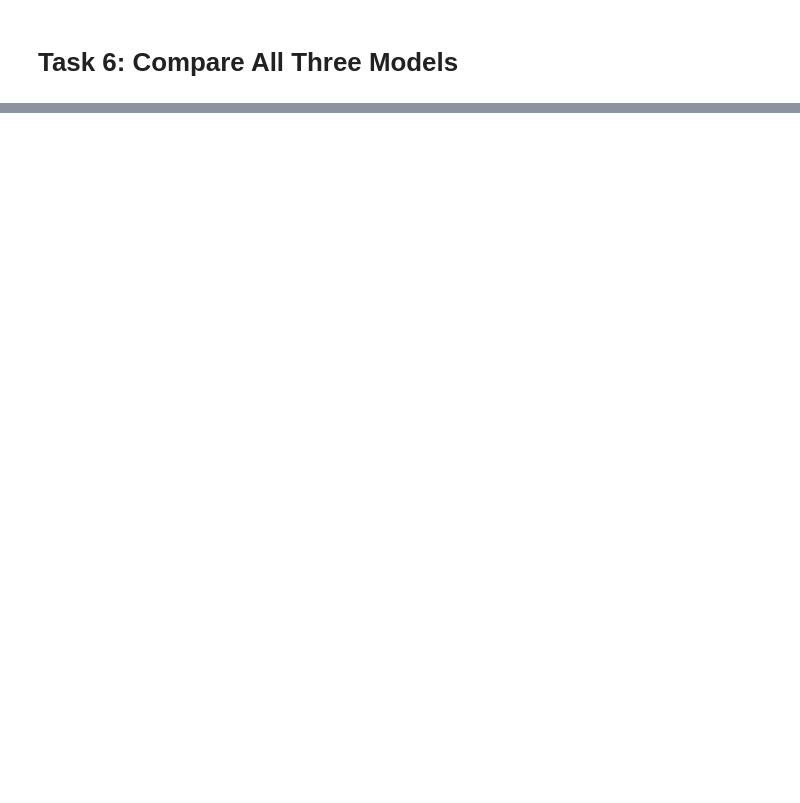
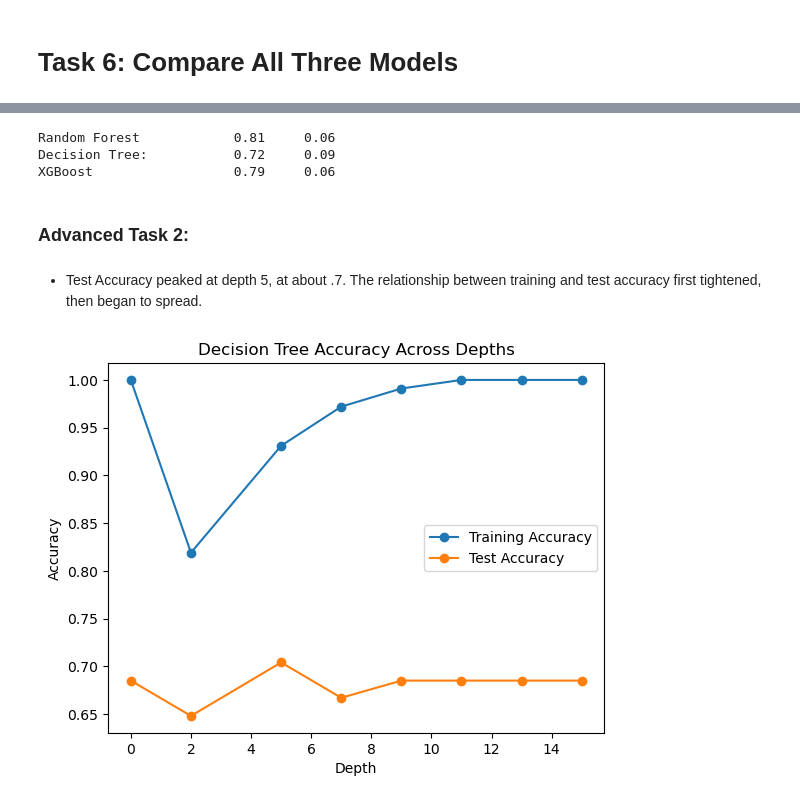
Before and after one commit to AndrewGriffith328/committee_of_trees, a Jupyter notebook: assg.ipynb, the cells around one changed output, grey strips where cells are left out. Cells and saved outputs as stored; diff of their text form; code cells hidden in the pictures; blank space fills up the shorter version.

```diff
--- a/assg.ipynb
+++ b/assg.ipynb
@@ -117,0 +159,51 @@ Decision Tree test accuracy:   0.685
+# %%
+models = {"Random Forest": rf, "Decision Tree:": dt, "XGBoost": xgb}
+
+for name, model in models.items():
+    scores = cross_val_score(model, X, y, cv=5,
+                             scoring="accuracy")
+    print(f"{name:<20} {scores.mean():>8.2f}  {scores.std():>7.2f}")
+# %% [output]
+Random Forest            0.81     0.06
+Decision Tree:           0.72     0.09
+XGBoost                  0.79     0.06
+# %% [markdown]
+### Advanced Task 2:
+# %% [markdown]
+- Test Accuracy peaked at depth 5, at about .7. The relationship between training and test accuracy first tightened, then began to spread.
+# %%
+test_depths = [0, 2, 5, 7, 9, 11, 13, 15]
+training_accuracies = []
+test_accuracies = []
+for x in test_depths:
+    if x == 0:
+        value = None
+    else:
+        value = x
+    dt = DecisionTreeClassifier(max_depth=value, random_state=42)
+
+    dt.fit(X_train, y_train)
+
+    dt_train_acc = accuracy_score(y_train, dt.predict(X_train))
+    dt_test_acc = accuracy_score(y_test, dt.predict(X_test))
+    training_accuracies.append(round(dt_train_acc, 3))
+    test_accuracies.append(round(dt_test_acc, 3))
+    #if x == None:
+       # plt.plot(0, dt_train_acc, 'o', label=f'Depth {x} Training Accuracy')
+        #plt.plot(0, dt_test_acc, 'o', label=f'Depth {x} Test Accuracy.')
+   # else:
+       # plt.plot(x, dt_train_acc, 'o', label=f'Depth {x} Training Accuracy')
+       # plt.plot(x, dt_test_acc, 'o', label=f'Depth {x} Test Accuracy.')
+    #print("Decision Tree train accuracy: ", round(dt_train_acc,3))
+    #print("Decision Tree test accuracy:  ", round(dt_test_acc, 3))
+
+plt.plot(test_depths, training_accuracies, marker='o', label='Training Accuracy')
+plt.plot(test_depths, test_accuracies, marker='o', label='Test Accuracy')
+
+plt.title('Decision Tree Accuracy Across Depths')
+plt.xlabel("Depth")
+plt.ylabel("Accuracy")
+plt.legend()
+plt.show()
+# %% [output]
+[figure, added]
```
Also changed, not shown: parts of 13 cells of this notebook.
